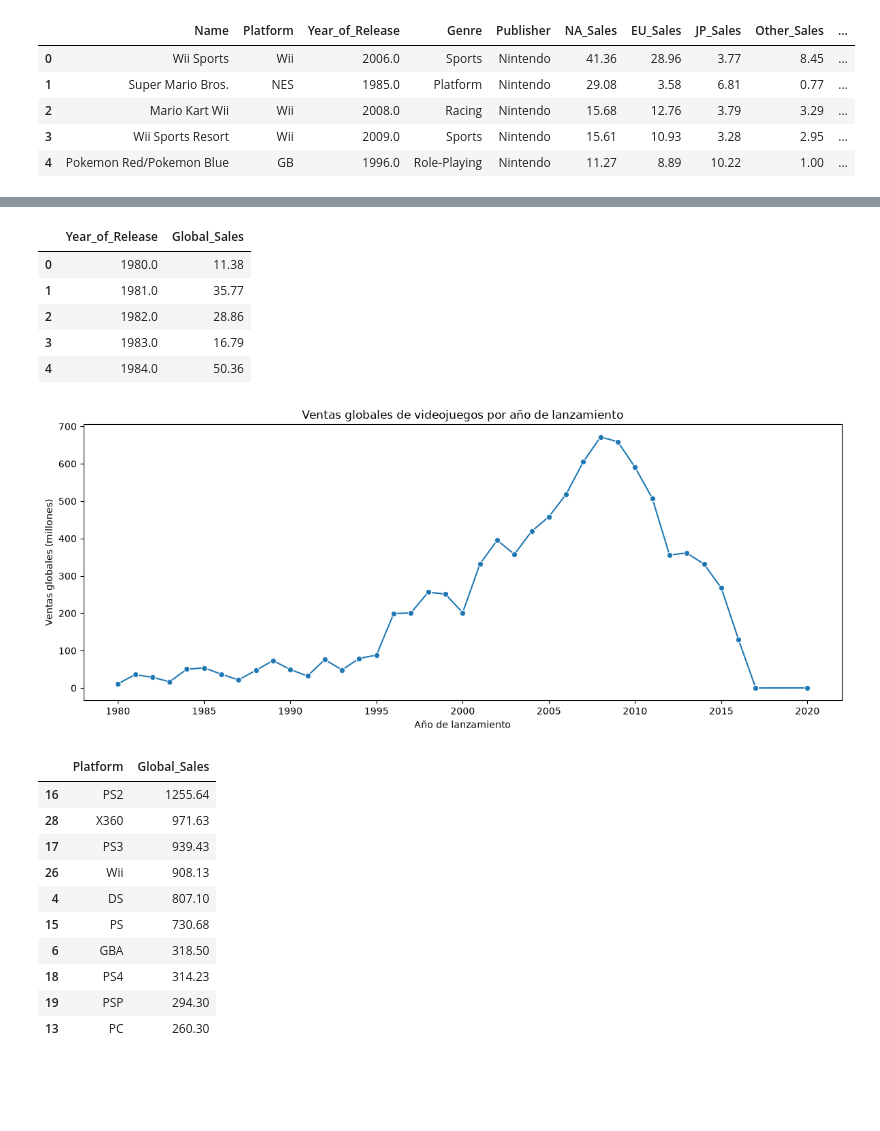
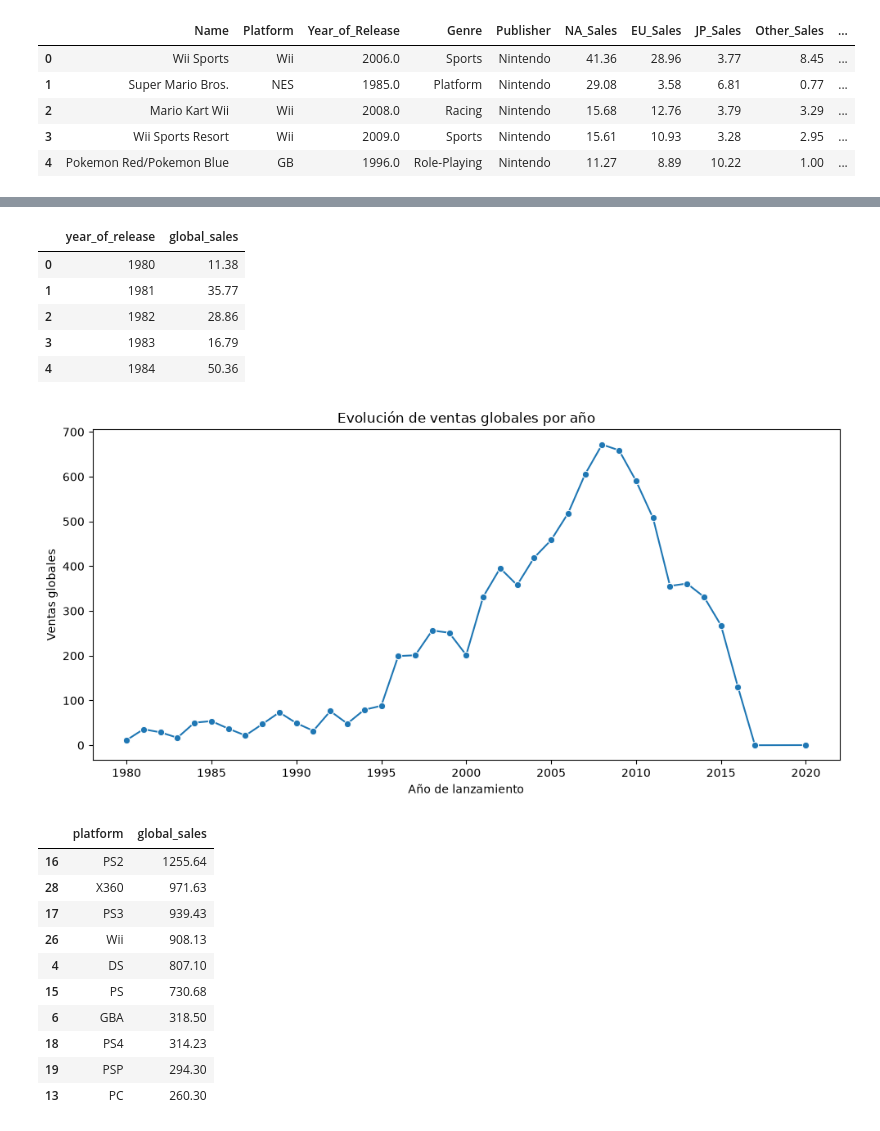
Before and after one commit to luiselallali18-hub/video-game-sales-storytelling-dashboard, a Jupyter notebook: notebooks/eda.ipynb, the cells around one changed output, grey strips where cells are left out. Cells and saved outputs as stored; diff of their text form; code cells hidden in the pictures; blank space fills up the shorter version.

Commit message:
feat: add cleaned eda notebook

```diff
--- a/notebooks/eda.ipynb
+++ b/notebooks/eda.ipynb
@@ -18,0 +60,10 @@ df.head()
+# %%
+# Ajustar tipos de datos
+df_clean["year_of_release"] = df_clean["year_of_release"].astype("Int64")
+df_clean["user_score"] = pd.to_numeric(df_clean["user_score"], errors="coerce")
+df_clean["critic_score"] = pd.to_numeric(df_clean["critic_score"], errors="coerce")
+df_clean["critic_count"] = pd.to_numeric(df_clean["critic_count"], errors="coerce")
+df_clean["user_count"] = pd.to_numeric(df_clean["user_count"], errors="coerce")
+
+# Verificar tipos
+df_clean.dtypes
@@ -53,47 +204,44 @@ df.describe()
 # %%
 # Agregar ventas globales por año de lanzamiento
 ventas_por_anio = (
-    df.groupby("Year_of_Release", dropna=True)["Global_Sales"]
-      .sum()
-      .reset_index()
-      .sort_values("Year_of_Release")
+    df_clean.groupby("year_of_release", dropna=True)["global_sales"]
+    .sum()
+    .reset_index()
+    .sort_values("year_of_release")
 )
-# Vista previa de la tabla de ventas por año
+
+# Vista previa de la tabla
 ventas_por_anio.head()
 # %% [output]
-|  | Year_of_Release | Global_Sales |
-| 0 | 1980.0 | 11.38 |
-| 1 | 1981.0 | 35.77 |
-| 2 | 1982.0 | 28.86 |
-| 3 | 1983.0 | 16.79 |
-| 4 | 1984.0 | 50.36 |
+|  | year_of_release | global_sales |
+| 0 | 1980 | 11.38 |
+| 1 | 1981 | 35.77 |
+| 2 | 1982 | 28.86 |
+| 3 | 1983 | 16.79 |
+| 4 | 1984 | 50.36 |
 # %%
-# Evolución temporal de las ventas globales por año
-plt.figure(figsize=(12, 5))
-sns.lineplot(
-    data=ventas_por_anio,
-    x="Year_of_Release",
-    y="Global_Sales",
-    marker="o"
-)
-plt.title("Ventas globales de videojuegos por año de lanzamiento")
+# Evolución de ventas globales por año
+plt.figure(figsize=(10, 5))
+sns.lineplot(data=ventas_por_anio, x="year_of_release", y="global_sales", marker="o")
+plt.title("Evolución de ventas globales por año")
 plt.xlabel("Año de lanzamiento")
-plt.ylabel("Ventas globales (millones)")
+plt.ylabel("Ventas globales")
 plt.tight_layout()
+plt.show()
 # %% [output]
-[figure, old version]
+[figure, new version]
 # %%
-# Ranking de plataformas por ventas globales (top 10)
+# Ventas globales por plataforma
 ventas_por_plataforma = (
-    df.groupby("Platform")["Global_Sales"]
-      .sum()
-      .reset_index()
-      .sort_values("Global_Sales", ascending=False)
+    df_clean.groupby("platform", dropna=True)["global_sales"]
+    .sum()
+    .reset_index()
+    .sort_values("global_sales", ascending=False)
 )
 
 ventas_por_plataforma.head(10)
 # %% [output]
-|  | Platform | Global_Sales |
+|  | platform | global_sales |
 | 16 | PS2 | 1255.64 |
 | 28 | X360 | 971.63 |
 | 17 | PS3 | 939.43 |
```
Also changed, not shown: parts of 18 cells of this notebook.
